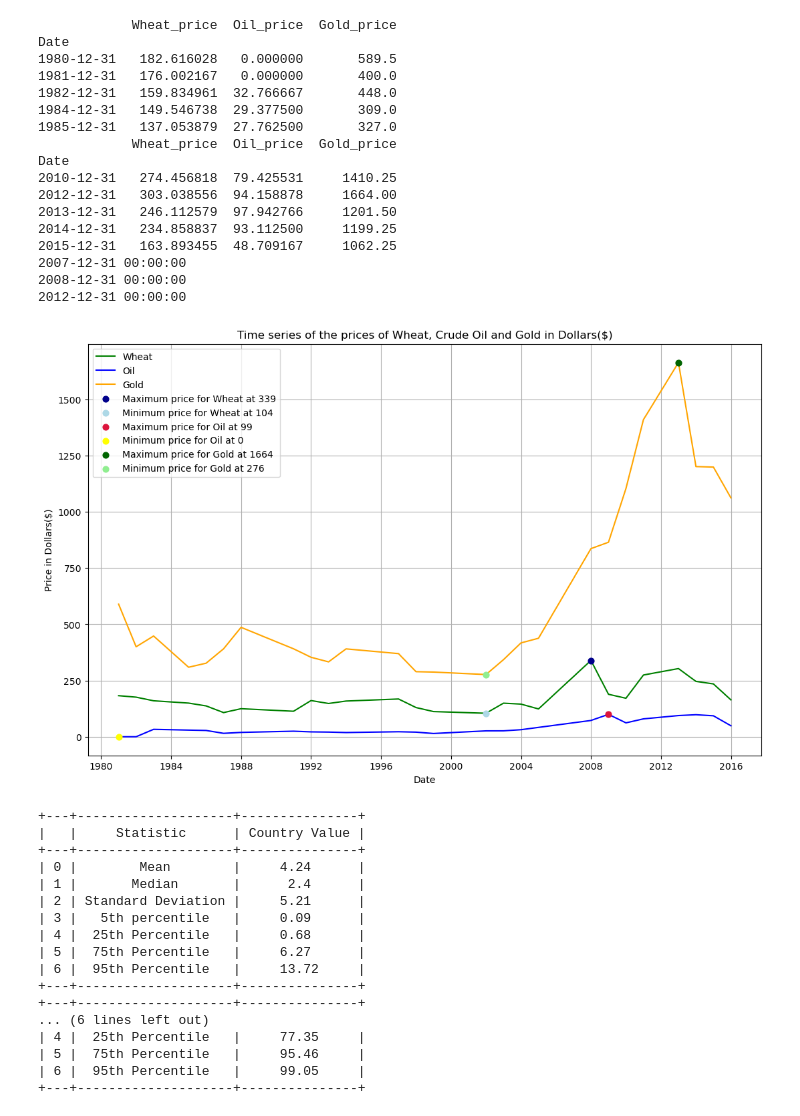
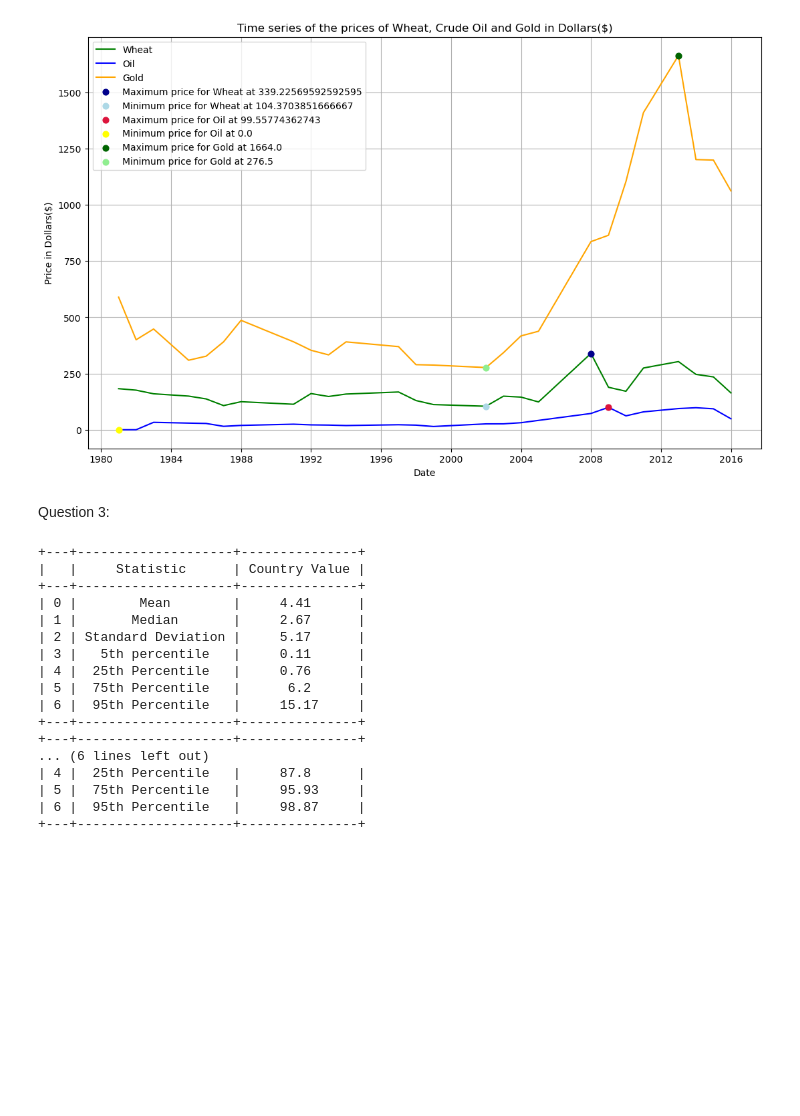
Before and after one commit to ahugari/DIAML, a Jupyter notebook: Assignment 2/miraguha_DIAML_Assignment2.ipynb, the cells around one changed output. Cells and saved outputs as stored; diff of their text form; code cells hidden in the pictures; blank space fills up the shorter version.

```diff
--- a/Assignment 2/miraguha_DIAML_Assignment2.ipynb
+++ b/Assignment 2/miraguha_DIAML_Assignment2.ipynb
@@ -126,53 +124,38 @@ plt.plot(merged_prices.index, merged_prices['Wheat_price'], label="Wheat", color
 plt.plot(merged_prices.index, merged_prices['Oil_price'], label="Oil", color="blue")
 plt.plot(merged_prices.index, merged_prices['Gold_price'], label="Gold", color="Orange")
 
 # minimum and maximum colors to uniquely identify the maximum and minimum points for wheat, oil and gold
 colors = {
     'Wheat_price': ['lightblue','darkblue'],
     'Oil_price': ['yellow','crimson'],
     'Gold_price': ['lightgreen','darkgreen']
 }
 # we use these alternative titles in the legend description
 clean_price_titles = {
     'Wheat_price': 'Wheat',
     'Oil_price': 'Oil',
     'Gold_price': 'Gold'
 }
 # interate through the columns to mark the highest and lowest points for each of them
 for column in merged_prices.columns:
     max_value = merged_prices[column].max()
     max_index = merged_prices[column].idxmax()
-    plt.scatter(max_index, max_value, color=colors[column][1], s=40, zorder=3, label=f'Maximum price for {clean_price_titles[column]} at {int(max_value)}')
+    plt.scatter(max_index, max_value, color=colors[column][1], s=40, zorder=3, label=f'Maximum price for {clean_price_titles[column]} at {float(max_value)}')
     min_value = merged_prices[column].min()
     min_index = merged_prices[column].idxmin()
-    plt.scatter(min_index, min_value, color=colors[column][0], s=40, zorder=3, label=f'Minimum price for {clean_price_titles[column]} at {int(min_value)}')
+    plt.scatter(min_index, min_value, color=colors[column][0], s=40, zorder=3, label=f'Minimum price for {clean_price_titles[column]} at {float(min_value)}')
 
 # graph configuration continued
 plt.title("Time series of the prices of Wheat, Crude Oil and Gold in Dollars($)")
 plt.xlabel('Date')
 plt.ylabel('Price in Dollars($)')
 plt.grid(True)
 plt.legend()
 plt.show()
 # %% [output]
-            Wheat_price  Oil_price  Gold_price
-Date
-1980-12-31   182.616028   0.000000       589.5
-1981-12-31   176.002167   0.000000       400.0
-1982-12-31   159.834961  32.766667       448.0
-1984-12-31   149.546738  29.377500       309.0
-1985-12-31   137.053879  27.762500       327.0
-            Wheat_price  Oil_price  Gold_price
-Date
-2010-12-31   274.456818  79.425531     1410.25
-2012-12-31   303.038556  94.158878     1664.00
-2013-12-31   246.112579  97.942766     1201.50
-2014-12-31   234.858837  93.112500     1199.25
-2015-12-31   163.893455  48.709167     1062.25
-2007-12-31 00:00:00
-2008-12-31 00:00:00
-2012-12-31 00:00:00
-[figure, old version]
+[figure, new version]
+# %% [markdown]
+Question 3:
 # %%
 import pandas as pd
 
@@ -180,9 +163,12 @@ from tabulate import tabulate as tb
 
 c02_df = pd.read_excel('data/C02_emissions.xls', sheet_name='Data', skiprows=3)
 
-c02_filtered_df = c02_df.drop(columns=['Indicator Name', 'Indicator Code'])
+c02_filtered_df = c02_df.drop(columns=['Indicator Name', 'Indicator Code', 'Country Name'])
 
-c02_melted_df = c02_filtered_df.melt(id_vars=['Country Code','Country Name'], var_name='Year', value_name='C02 Emission')
+c02_melted_df = c02_filtered_df.melt(id_vars=['Country Code'], var_name='Year', value_name='C02 Emission')
+c02_melted_df['Year'] = pd.to_datetime(c02_melted_df['Year'], format='%Y')
+c02_melted_df = c02_melted_df[c02_melted_df['Year'].dt.year == 2010]
+c02_melted_df.dropna()
 
 c02_summary = {
     "Statistic":['Mean', 'Median', 'Standard Deviation', '5th percentile', '25th Percentile', '75th Percentile', '95th Percentile'],
@@ -207,6 +193,8 @@ school_df = pd.read_excel('data/school_enrollment.xls', sheet_name='Data', skipr
 school_filtered_df = school_df.drop(columns=['Indicator Name', 'Indicator Code'])
 
 school_melted_df = school_filtered_df.melt(id_vars=['Country Code','Country Name'], var_name='Year', value_name='C02 Emission')
+school_melted_df['Year'] = pd.to_datetime(school_melted_df['Year'], format='%Y')
+school_melted_df = school_melted_df[school_melted_df['Year'].dt.year == 2010]
 
 school_stats_summary = {
     "Statistic":['Mean', 'Median', 'Standard Deviation', '5th percentile', '25th Percentile', '75th Percentile', '95th Percentile'],
@@ -228,17 +216,17 @@ print(tb(school_stats_summary_df, headers='keys', tablefmt='pretty'))
 +---+--------------------+---------------+
 |   |     Statistic      | Country Value |
 +---+--------------------+---------------+
-| 0 |        Mean        |     4.24      |
-| 1 |       Median       |      2.4      |
-| 2 | Standard Deviation |     5.21      |
-| 3 |   5th percentile   |     0.09      |
-| 4 |  25th Percentile   |     0.68      |
-| 5 |  75th Percentile   |     6.27      |
-| 6 |  95th Percentile   |     13.72     |
+| 0 |        Mean        |     4.41      |
+| 1 |       Median       |     2.67      |
+| 2 | Standard Deviation |     5.17      |
+| 3 |   5th percentile   |     0.11      |
+| 4 |  25th Percentile   |     0.76      |
+| 5 |  75th Percentile   |      6.2      |
+| 6 |  95th Percentile   |     15.17     |
 +---+--------------------+---------------+
 +---+--------------------+---------------+
 ... (6 lines left out)
-| 4 |  25th Percentile   |     77.35     |
-| 5 |  75th Percentile   |     95.46     |
-| 6 |  95th Percentile   |     99.05     |
+| 4 |  25th Percentile   |     87.8      |
+| 5 |  75th Percentile   |     95.93     |
+| 6 |  95th Percentile   |     98.87     |
 +---+--------------------+---------------+
```
Also changed, not shown: parts of 8 cells of this notebook, 3 other files.
